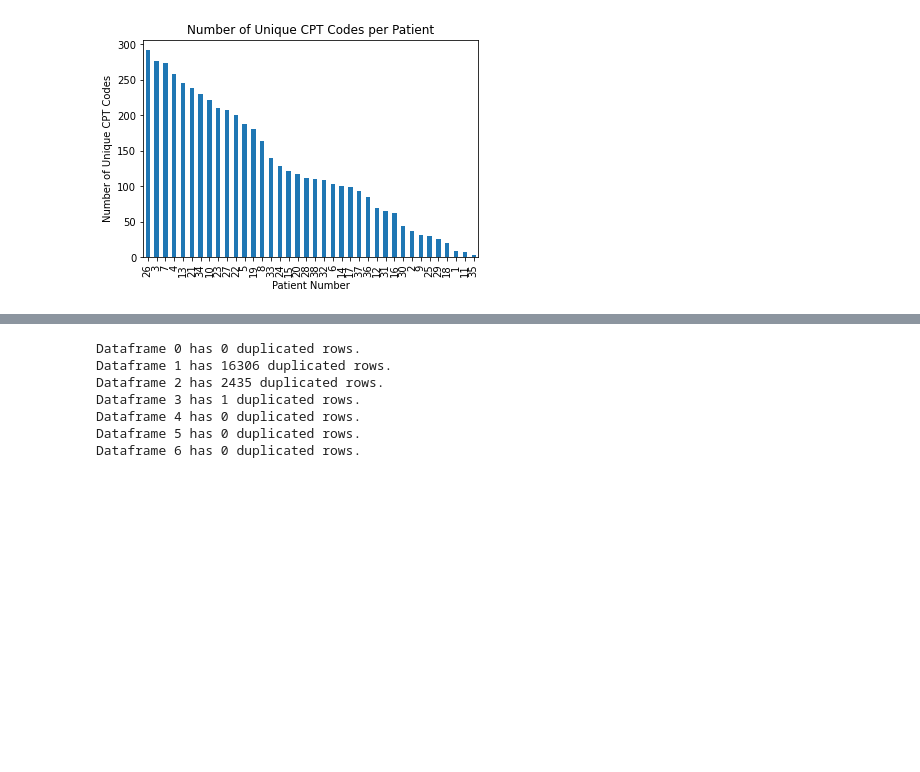
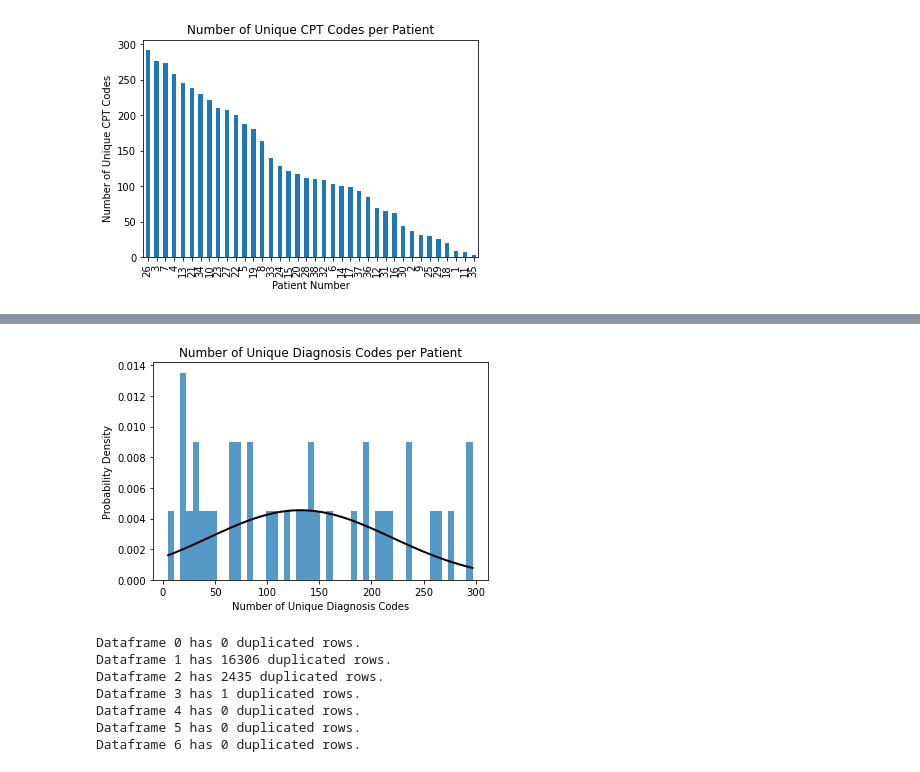
Before and after one commit to kayojoru/BMI6016DQA, a Jupyter notebook: dqa.ipynb, the cells around one changed output, grey strips where cells are left out. Cells and saved outputs as stored; diff of their text form; code cells hidden in the pictures; blank space fills up the shorter version.

```diff
--- a/dqa.ipynb
+++ b/dqa.ipynb
@@ -239,3 +280,27 @@ plt.show()
+# %%
+# Count the number of unique code values per patient_number
+codes_per_patient = df2.groupby('patient_number')['code'].nunique()
+
+# Plot the histogram of codes_per_patient
+n, bins, patches = plt.hist(codes_per_patient, bins=50, density=True, alpha=0.75)
+
+# Fit a normal distribution curve to the data
+mu, std = norm.fit(codes_per_patient)
+x = np.linspace(codes_per_patient.min(), codes_per_patient.max(), 100)
+p = norm.pdf(x, mu, std)
+
+# Overlay the normal distribution curve on the plot
+plt.plot(x, p, 'k', linewidth=2)
+
+# Add a title and labels to the x and y axes
+plt.title('Number of Unique Diagnosis Codes per Patient')
+plt.xlabel('Number of Unique Diagnosis Codes')
+plt.ylabel('Probability Density')
+
+# Show the plot
+plt.show()
+# %% [output]
+[figure, added]
 # %%
 # Loop through each dataframe in the list
 for i, df in enumerate(df_list):
```
Also changed, not shown: parts of 3 cells of this notebook.
